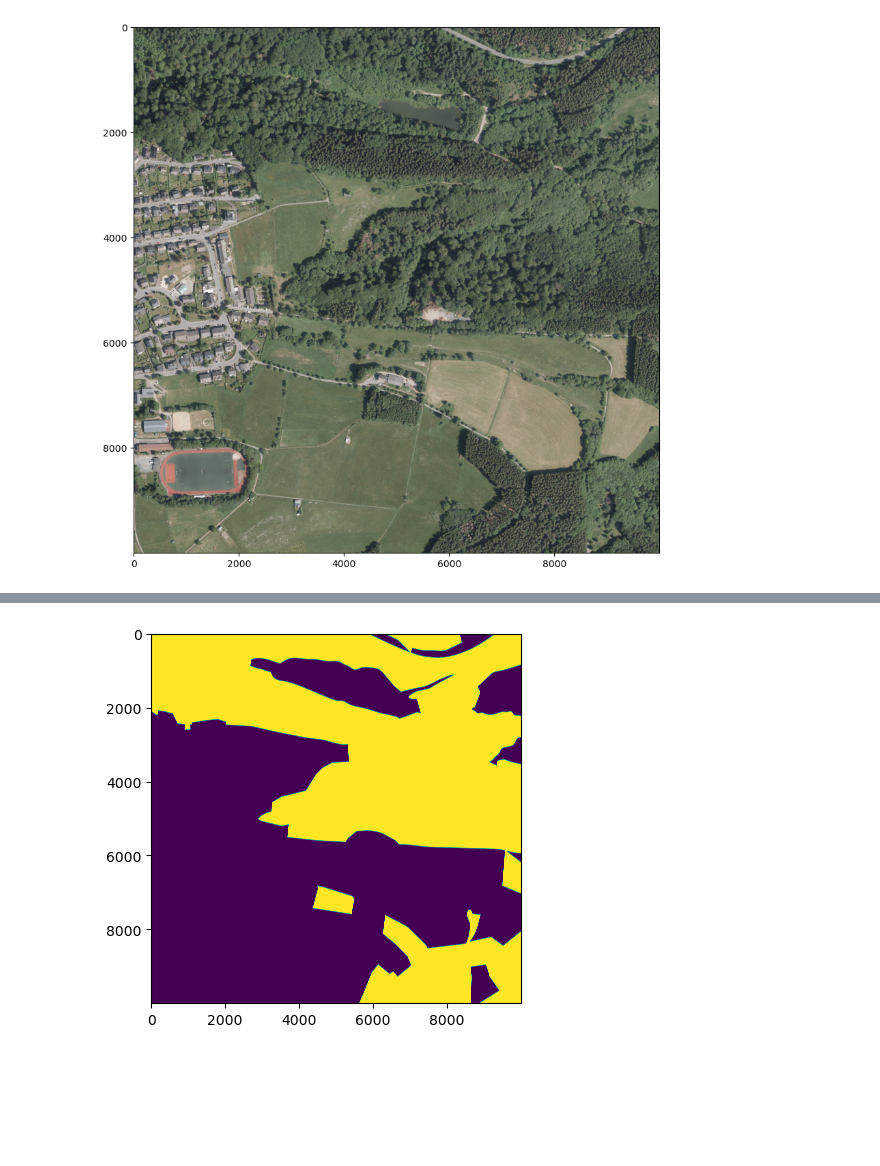
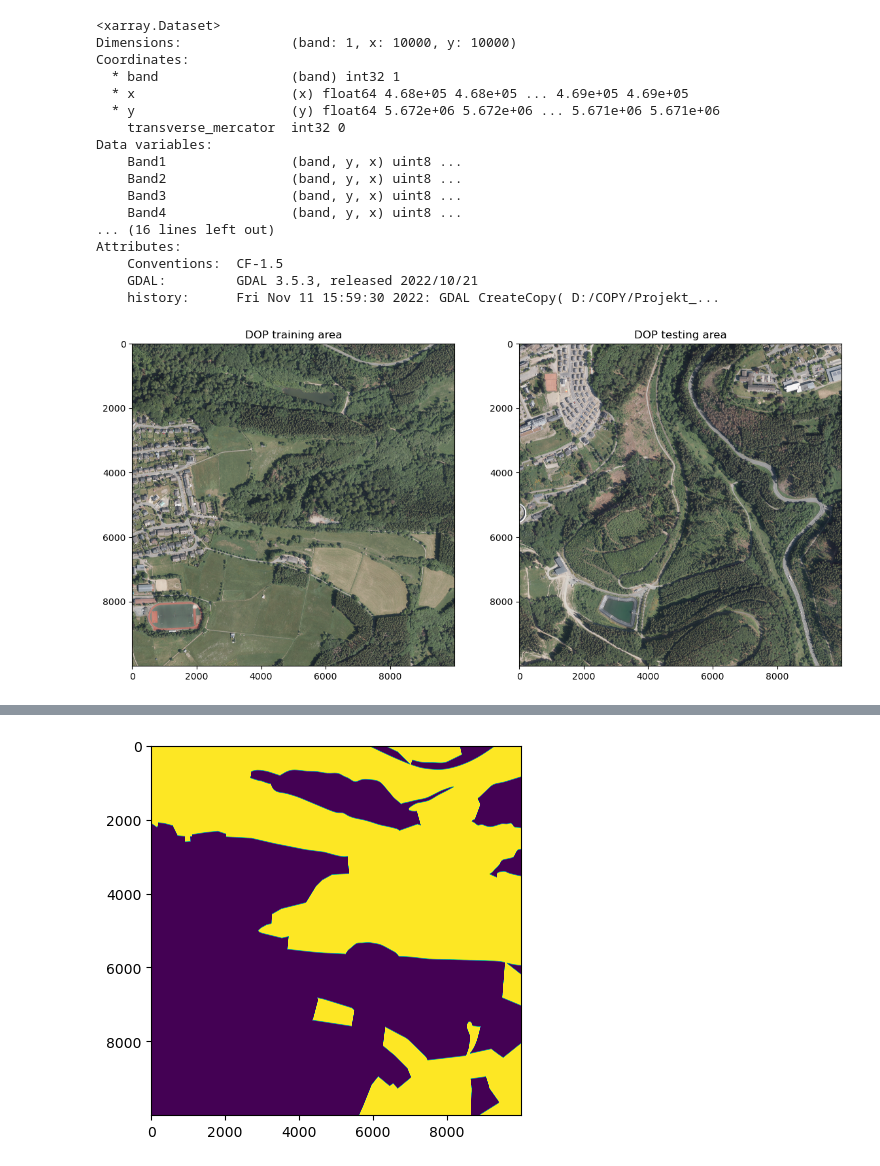
Before and after one commit to kolibril13/forest_mask, a Jupyter notebook: data_preparation.ipynb, the cells around one changed output, grey strips where cells are left out. Cells and saved outputs as stored; diff of their text form; code cells hidden in the pictures; blank space fills up the shorter version.

Commit message:
add and prepare test data

```diff
--- a/data_preparation.ipynb
+++ b/data_preparation.ipynb
@@ -15,19 +24,44 @@ ds = gdal.Translate(outputfile, inputfile, format='NetCDF')
 # %%
-# Define file path to DOP tile
-filepath = 'D:/COPY/Projekt_FF/Data/dop.nc'
+# Define file path to DOP tiles
+filepath = 'D:/COPY/Projekt_FF/Data/'
 
-# Read DOP file as xarray.Dataset
-dop = rxr.open_rasterio(filepath)
-dop
+# Read DOP files as xarray.Dataset
+dop_train = rxr.open_rasterio(filepath + 'dop_train.nc')
+dop_test = rxr.open_rasterio(filepath + 'dop_test.nc')
+
+print(dop_train)
+print(dop_test)
+# %% [output]
+<xarray.Dataset>
+Dimensions:              (band: 1, x: 10000, y: 10000)
+Coordinates:
+  * band                 (band) int32 1
+  * x                    (x) float64 4.68e+05 4.68e+05 ... 4.69e+05 4.69e+05
+  * y                    (y) float64 5.672e+06 5.672e+06 ... 5.671e+06 5.671e+06
+    transverse_mercator  int32 0
+Data variables:
+    Band1                (band, y, x) uint8 ...
+    Band2                (band, y, x) uint8 ...
+    Band3                (band, y, x) uint8 ...
+    Band4                (band, y, x) uint8 ...
+... (16 lines left out)
+Attributes:
+    Conventions:  CF-1.5
+    GDAL:         GDAL 3.5.3, released 2022/10/21
+    history:      Fri Nov 11 15:59:30 2022: GDAL CreateCopy( D:/COPY/Projekt_...
 # %%
-# Remove one dimension from the dataset
-dop = dop.squeeze()
+# Remove one dimension from the datasets
+dop_train = dop_train.squeeze()
+dop_test = dop_test.squeeze()
 
-# Plot RGB image of the DOP
-plt.figure(figsize=(10,10))
-plt.imshow(np.array([dop.Band1, dop.Band2, dop.Band3]).transpose(1,2,0))
+# Plot the DOPs
+fig, ax = plt.subplots(1,2,figsize=(14,10))
+ax[0].imshow(np.array([dop_train.Band1, dop_train.Band2, dop_train.Band3]).transpose(1,2,0))
+ax[0].set_title('DOP training area')
+ax[1].imshow(np.array([dop_test.Band1, dop_test.Band2, dop_test.Band3]).transpose(1,2,0))
+ax[1].set_title('DOP testing area')
 plt.show()
 # %% [output]
-[figure, old version]
+[figure, new version]
 # %%
 # Read polygons defined as 'forest' based on 'Basis DLM'
```
Also changed, not shown: parts of 9 cells of this notebook.
